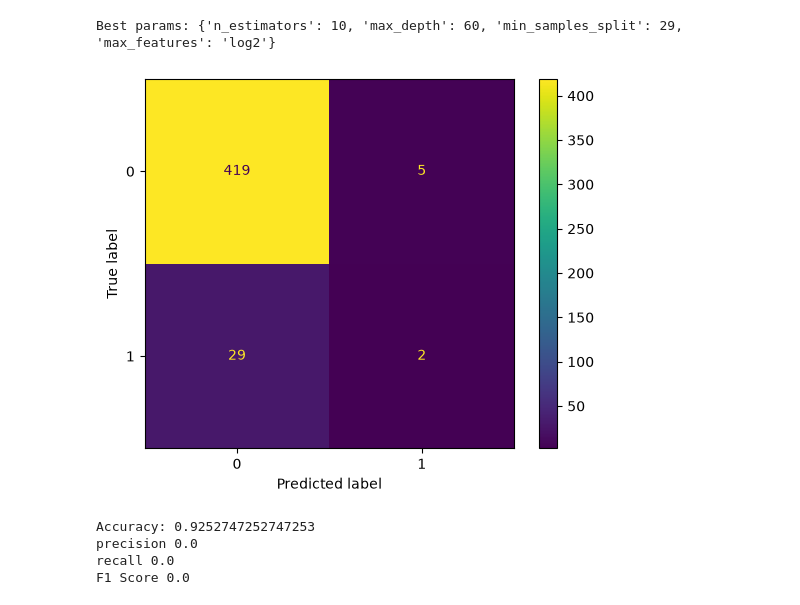
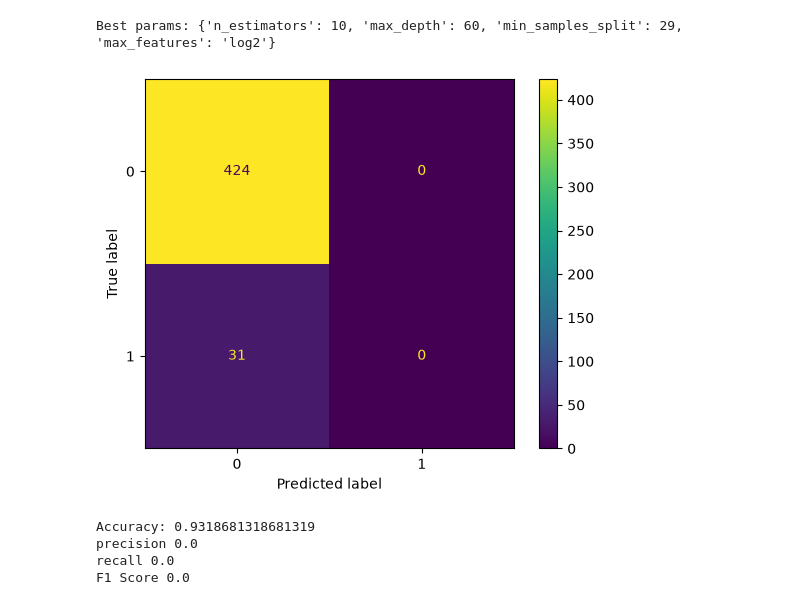
Before and after one commit to tijnpeters/data-science-for-business, a Jupyter notebook: modeling/Final assignment Modeling/FinalAssignmentModeling.ipynb, the cells around one changed output. Drawn from its saved outputs; the diff is of its cells as text; code cells hidden in the pictures.

```diff
--- a/modeling/Final assignment Modeling/FinalAssignmentModeling.ipynb
+++ b/modeling/Final assignment Modeling/FinalAssignmentModeling.ipynb
@@ -629,23 +629,23 @@ print("Best params:", study.best_params)
 Best params: {'n_estimators': 10, 'max_depth': 60, 'min_samples_split': 29, 'max_features': 'log2'}
 # %%
 #Make the prediction
-rf = RandomForestClassifier(n_estimators=100, random_state=69)
+rf = RandomForestClassifier(n_estimators= 10, max_depth= 60, min_samples_split= 29, max_features='log2', random_state=69)
 
 y_pred = cross_val_predict(rf, X, y, cv=5) #make the predictions
 
 cm = confusion_matrix(y, y_pred) #create the confusion matrix
 disp = ConfusionMatrixDisplay(confusion_matrix=cm) #create the graph
 disp.plot() #plot the graph
 plt.show() #show the graph
 
 accuracy = (cm.diagonal().sum()) / cm.sum() #calculate accuracy
 print("Accuracy:",accuracy) #print accuracy
 print("precision", precision)
 print("recall", recall)
 print("F1 Score", f1)
 # %% [output]
-[figure, old version]
+[figure, new version]
-Accuracy: 0.9252747252747253
+Accuracy: 0.9318681318681319
 precision 0.0
 recall 0.0
 F1 Score 0.0
```
Also changed, not shown: parts of 5 cells of this notebook.
